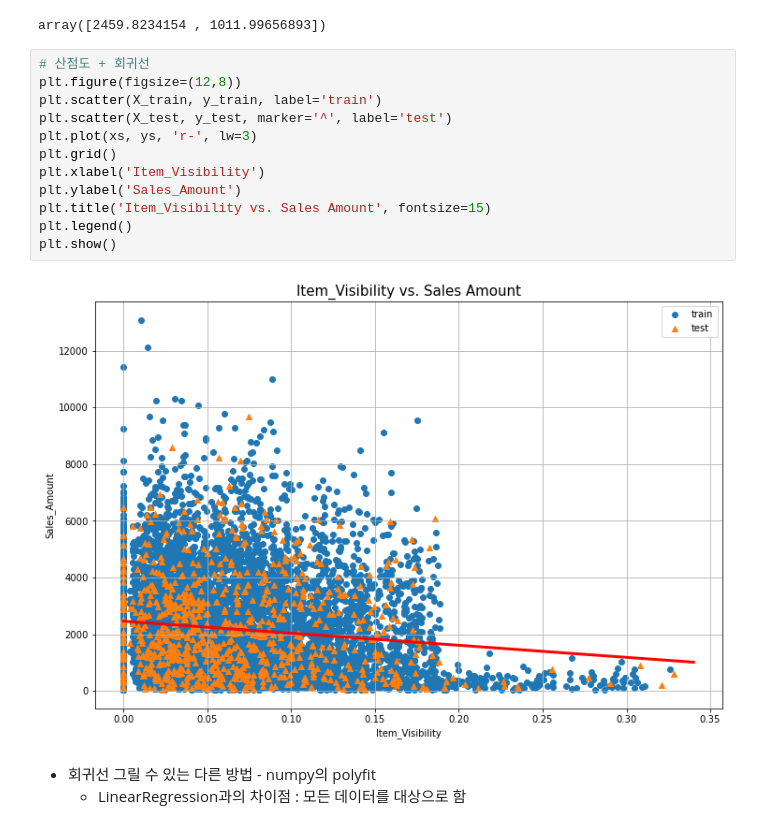
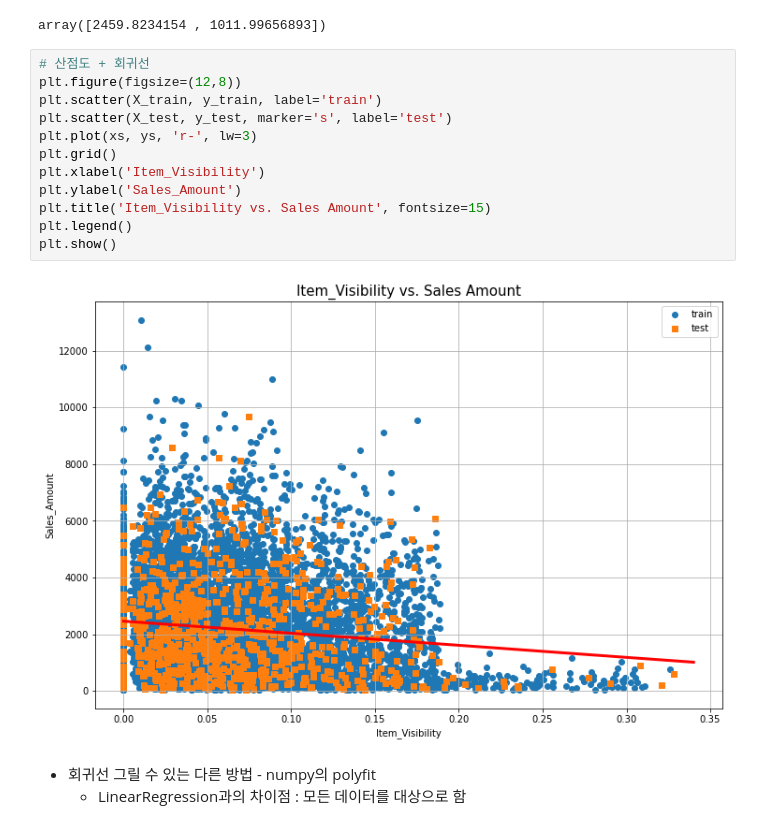
Before and after one commit to 1unasy/MachineLearning-2021-12, a Jupyter notebook: 04.회귀/07.과제_Bigmart_Sales_Prediction.ipynb, the cells around one changed output. Saved outputs shown, nothing was run; the diff lists cells and outputs as text.

```diff
--- a/04.회귀/07.과제_Bigmart_Sales_Prediction.ipynb
+++ b/04.회귀/07.과제_Bigmart_Sales_Prediction.ipynb
@@ -225,17 +225,17 @@ array([2459.8234154 , 1011.99656893])
 # %%
 # 산점도 + 회귀선
 plt.figure(figsize=(12,8))
 plt.scatter(X_train, y_train, label='train')
-plt.scatter(X_test, y_test, marker='^', label='test')
+plt.scatter(X_test, y_test, marker='s', label='test')
 plt.plot(xs, ys, 'r-', lw=3)
 plt.grid()
 plt.xlabel('Item_Visibility')
 plt.ylabel('Sales_Amount')
 plt.title('Item_Visibility vs. Sales Amount', fontsize=15)
 plt.legend()
 plt.show()
 # %% [output]
-[figure, old version]
+[figure, new version]
 # %% [markdown]
 - 회귀선 그릴 수 있는 다른 방법 - numpy의 polyfit
     - LinearRegression과의 차이점 : 모든 데이터를 대상으로 함
```
Also changed, not shown: parts of 1 cell of this notebook.
